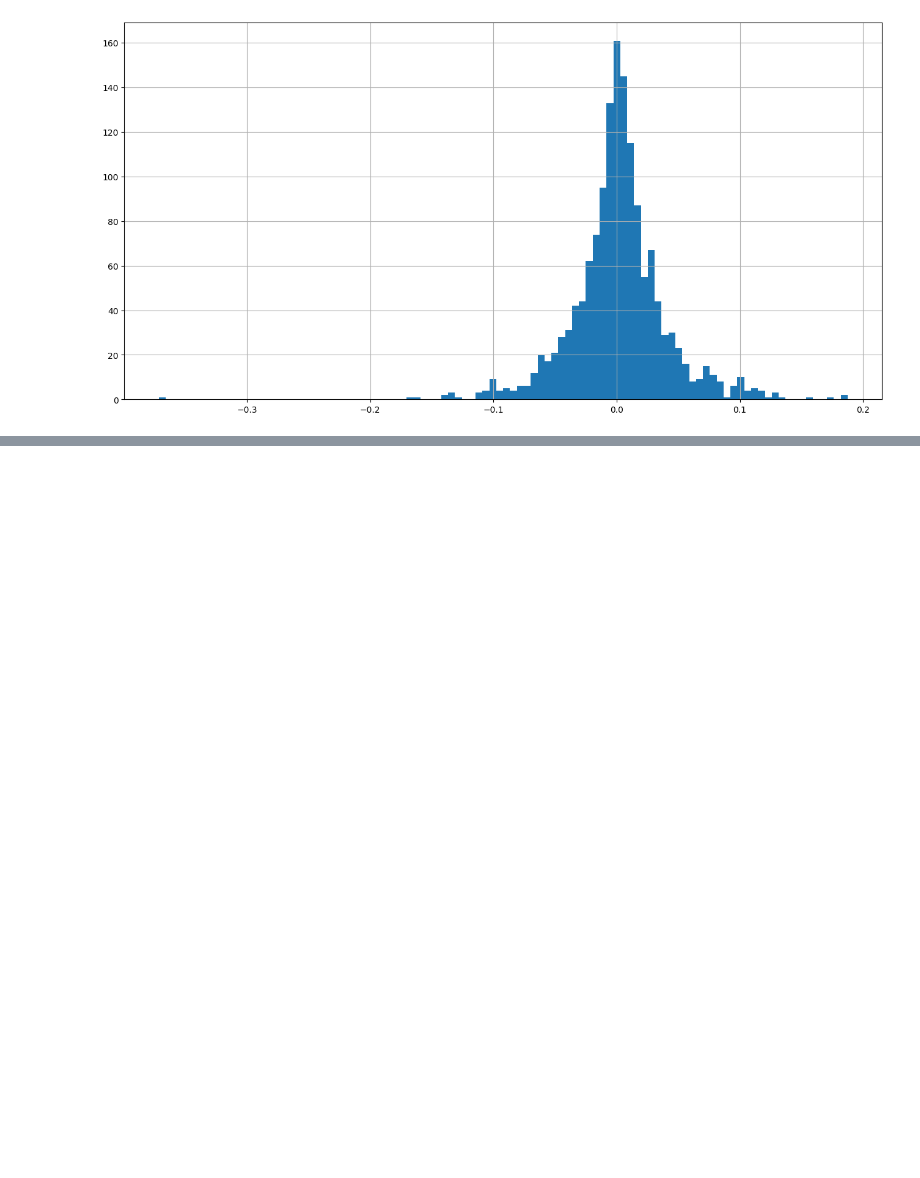
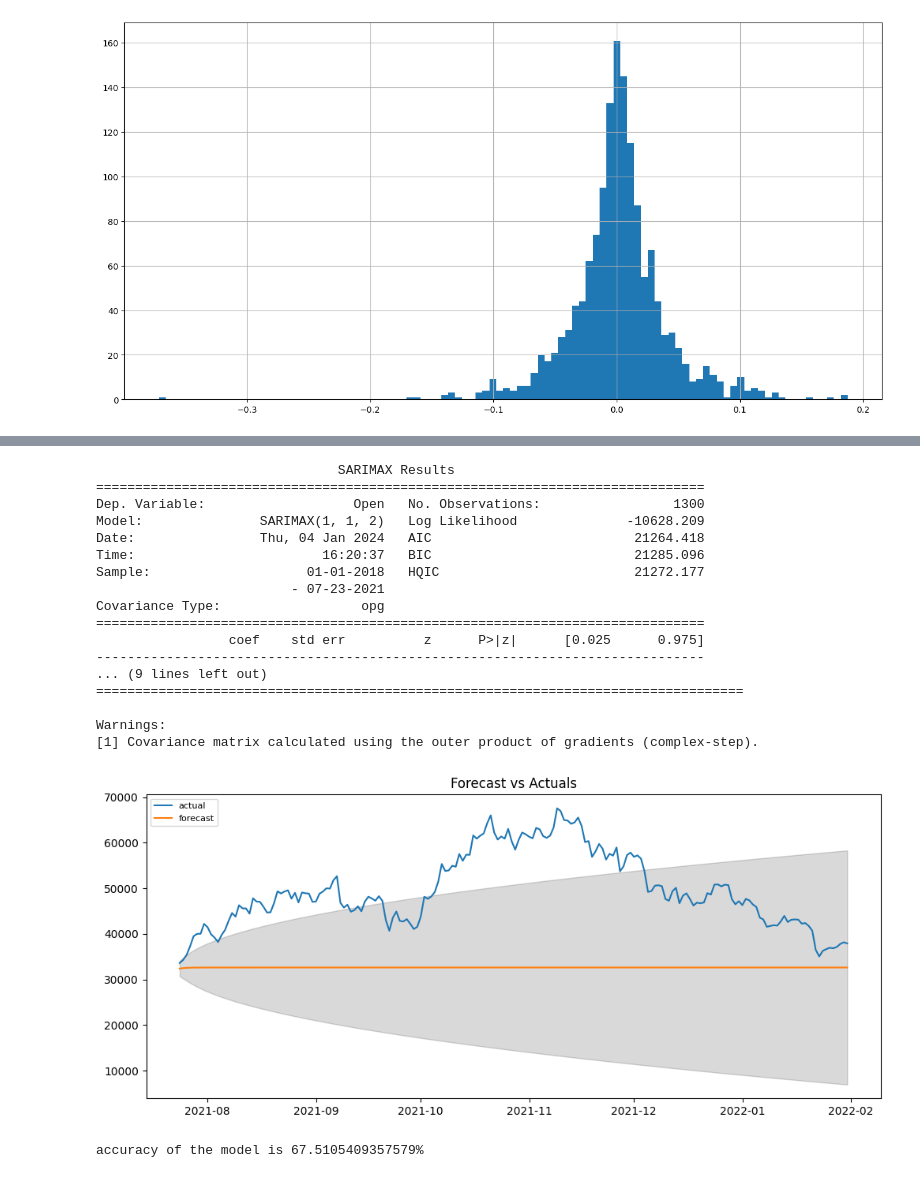
Before and after one commit to AyushTripathiIITP/Algo-Trading, a Jupyter notebook: DATACollection.ipynb, the cells around one changed output, grey strips where cells are left out. Saved outputs shown, nothing was run; the diff lists cells and outputs as text; code cells hidden in the pictures; blank space fills up the shorter version.

```diff
--- a/DATACollection.ipynb
+++ b/DATACollection.ipynb
@@ -142,0 +197,46 @@ data['Cumulative Return'].plot(label='BTC',figsize=(16,8),title='Cumulative Retu
+# %%
+modelARIMAX = sm.tsa.statespace.SARIMAX(train,order=(1,1,2), seasonal_order=(0,0,0,0))
+resultsARIMAX = modelARIMAX.fit()
+print(resultsARIMAX.summary())
+
+result2 = resultsARIMAX.get_forecast(len(test), alpha =0.05).summary_frame()
+
+fc_seriesARIMAX = pd.Series(result2['mean'].values, index=test.index)
+lower_series = pd.Series(result2['mean_ci_lower'].values, index=test.index)
+upper_series = pd.Series(result2['mean_ci_upper'].values, index=test.index)
+
+
+# Plot
+plt.figure(figsize=(12,5), dpi=100)
+plt.plot(test, label='actual')
+plt.plot(fc_seriesARIMAX, label='forecast')
+plt.fill_between(lower_series.index, lower_series, upper_series, color='k', alpha=.15)
+plt.title('Forecast vs Actuals')
+plt.legend(loc='upper left', fontsize=8)
+plt.show()
+
+
+forecast = fc_seriesARIMAX
+actual = test
+mape = np.mean(np.abs(forecast - actual)/np.abs(actual))
+print("accuracy of the model is "+ str((1-mape)*100) + "%")
+# %% [output]
+                               SARIMAX Results
+==============================================================================
+Dep. Variable:                   Open   No. Observations:                 1300
+Model:               SARIMAX(1, 1, 2)   Log Likelihood              -10628.209
+Date:                Thu, 04 Jan 2024   AIC                          21264.418
+Time:                        16:20:37   BIC                          21285.096
+Sample:                    01-01-2018   HQIC                         21272.177
+                         - 07-23-2021
+Covariance Type:                  opg
+==============================================================================
+                 coef    std err          z      P>|z|      [0.025      0.975]
+------------------------------------------------------------------------------
+... (9 lines left out)
+===================================================================================
+
+Warnings:
+[1] Covariance matrix calculated using the outer product of gradients (complex-step).
+[figure, added]
+accuracy of the model is 67.5105409357579%
```
Also changed, not shown: parts of 19 cells of this notebook.
